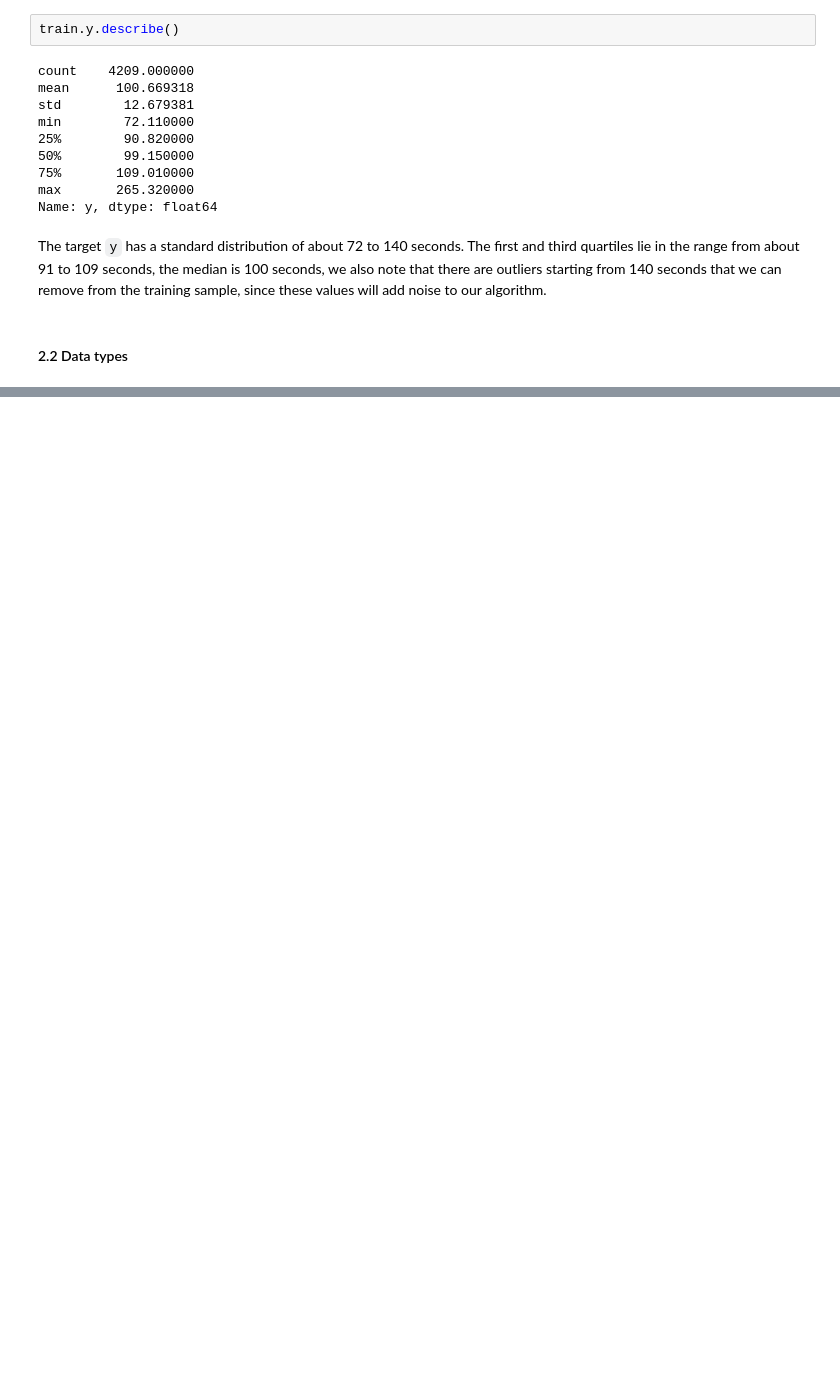
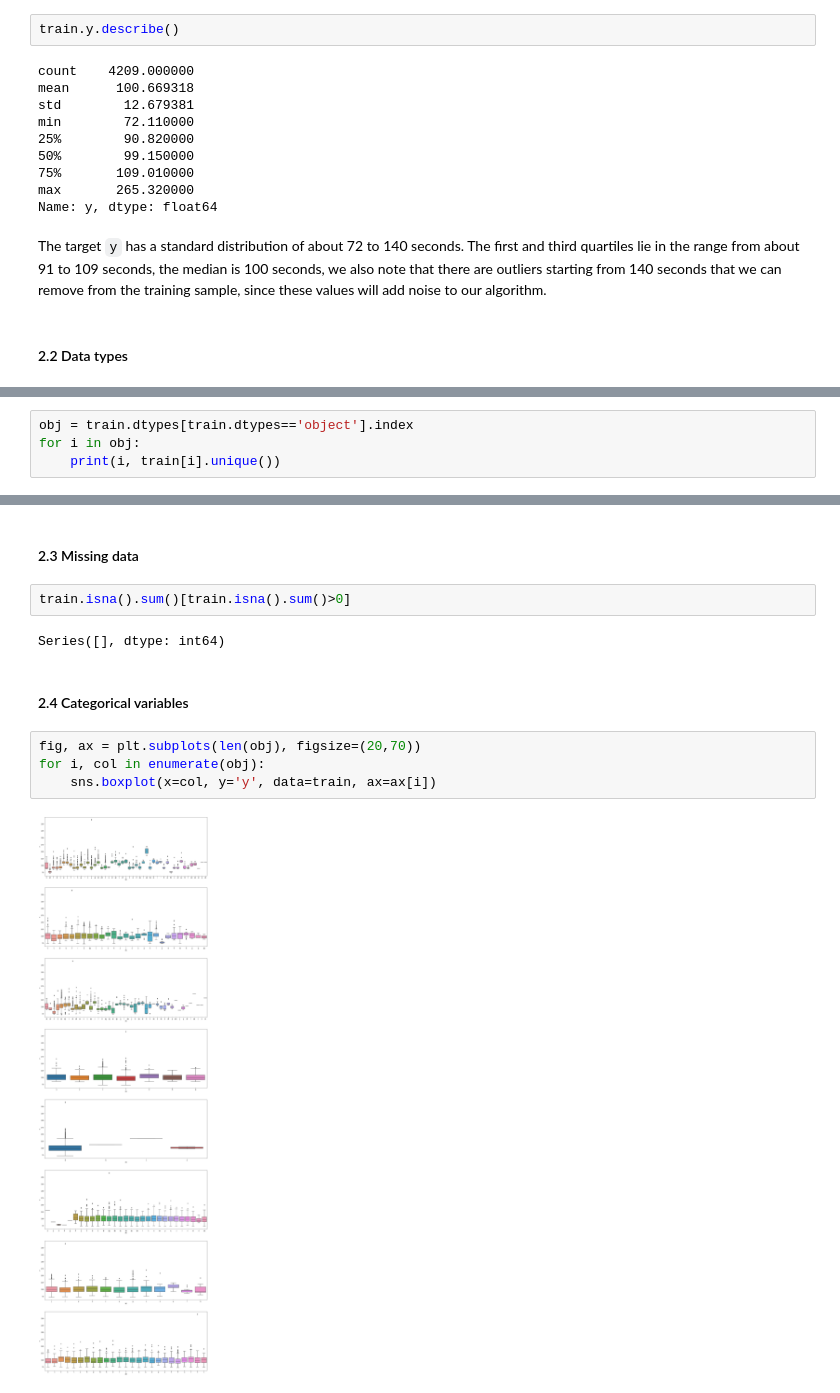
Before and after one commit to postovalov/mercedes-benz-greener-manufacturing-project, a Jupyter notebook: EDA Mercedes-Benz.ipynb, the cells around one changed output, grey strips where cells are left out. Cells and saved outputs as stored; diff of their text form; blank space fills up the shorter version.

```diff
--- a/EDA Mercedes-Benz.ipynb
+++ b/EDA Mercedes-Benz.ipynb
@@ -95,0 +120,4 @@ The target `y` has a standard distribution of about 72 to 140 seconds. The first
+# %%
+obj = train.dtypes[train.dtypes=='object'].index
+for i in obj:
+    print(i, train[i].unique())
@@ -95,0 +140,14 @@ The target `y` has a standard distribution of about 72 to 140 seconds. The first
+# %% [markdown]
+#### 2.3 Missing data
+# %%
+train.isna().sum()[train.isna().sum()>0]
+# %% [output]
+Series([], dtype: int64)
+# %% [markdown]
+#### 2.4 Categorical variables
+# %%
+fig, ax = plt.subplots(len(obj), figsize=(20,70))
+for i, col in enumerate(obj):
+    sns.boxplot(x=col, y='y', data=train, ax=ax[i])
+# %% [output]
+[figure, added]
```
Also changed, not shown: parts of 24 cells of this notebook.
